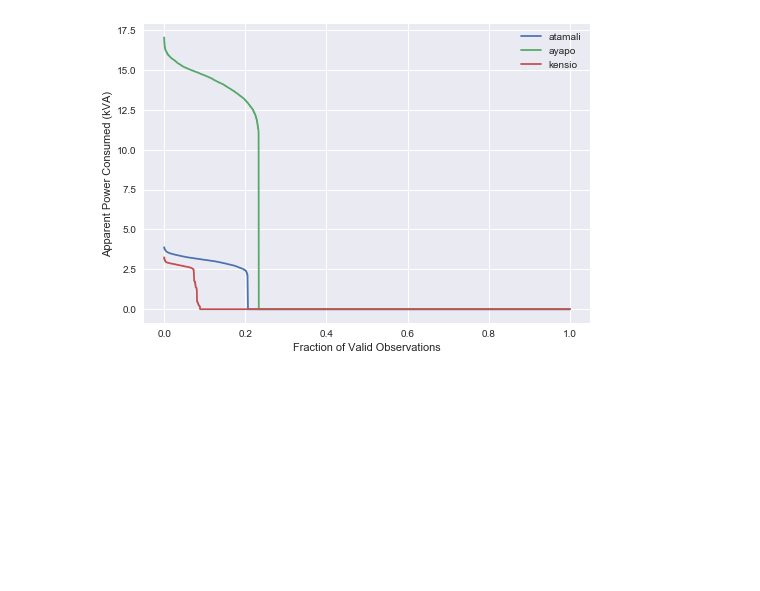
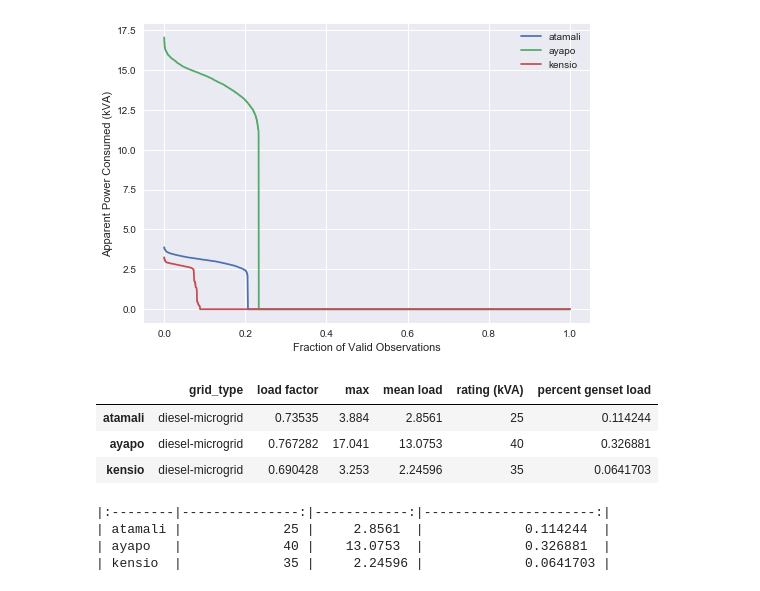
Before and after one commit to dsoto/WP19, a Jupyter notebook: analysis/SI-power-analysis.ipynb, the cells around one changed output. Saved outputs shown, nothing was run; the diff lists cells and outputs as text; code cells hidden in the pictures; blank space fills up the shorter version.

```diff
--- a/analysis/SI-power-analysis.ipynb
+++ b/analysis/SI-power-analysis.ipynb
@@ -173,3 +173,36 @@ ax.legend()
 plt.savefig('../plots/load_duration_curve.png')
 # %% [output]
 [figure]
+# %%
+tmp_dict = {}
+for rfd in wpa.raw_file_data[2:]:
+    vname = rfd['village_name']
+    energy_data = wpa.load_timeseries_file(vname + '-clean.csv')
+    kVA = energy_data['kVA sliding window Demand']
+    try:
+        rating = rfd['genset_rating_kVA']
+    except:
+        rating = np.nan
+    tmp_dict[vname] = {'mean load' : kVA.mean(),
+                       'max' : kVA.max(),
+                       'load factor': kVA.mean()/kVA.max(),
+                       'rating (kVA)':rating,
+                       'grid_type': rfd['grid_type']}
+
+power_stats = pd.DataFrame(tmp_dict).T
+power_stats['percent genset load'] = power_stats['mean load'] / power_stats['rating (kVA)']
+power_stats
+# %% [output]
+|  | grid_type | load factor | max | mean load | rating (kVA) | percent genset load |
+| atamali | diesel-microgrid | 0.73535 | 3.884 | 2.8561 | 25 | 0.114244 |
+| ayapo | diesel-microgrid | 0.767282 | 17.041 | 13.0753 | 40 | 0.326881 |
+| kensio | diesel-microgrid | 0.690428 | 3.253 | 2.24596 | 35 | 0.0641703 |
+# %%
+import tabulate
+output_table = power_stats[[ 'rating (kVA)', 'mean load', 'percent genset load']]
+print(tabulate.tabulate(output_table, tablefmt='pipe', headers=output_table.columns))
+# %% [output]
+|:--------|---------------:|------------:|----------------------:|
+| atamali |             25 |     2.8561  |             0.114244  |
+| ayapo   |             40 |    13.0753  |             0.326881  |
+| kensio  |             35 |     2.24596 |             0.0641703 |
```
Also changed, not shown: parts of 1 cell of this notebook, 9 other files.
